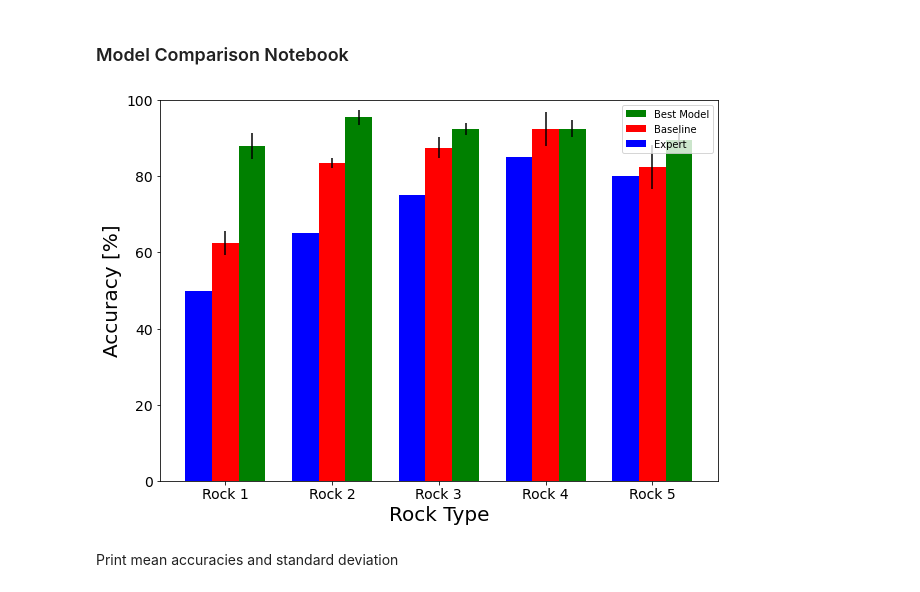
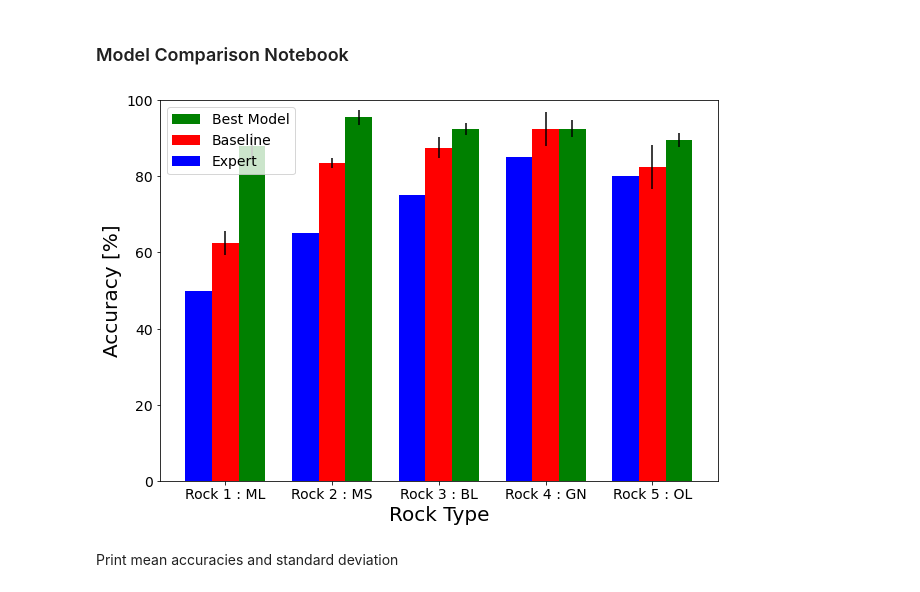
Before and after one commit to nfholsen/Rock_Cuttings_Characterisation, a Jupyter notebook: PostProcessing/Model_Comparison/models_comparison.ipynb, the cells around one changed output. Saved outputs shown, nothing was run; the diff lists cells and outputs as text; code cells hidden in the pictures.

```diff
--- a/PostProcessing/Model_Comparison/models_comparison.ipynb
+++ b/PostProcessing/Model_Comparison/models_comparison.ipynb
@@ -24,41 +24,39 @@ expert = df_data[df_data['rock_type'] == df_data['pred_app_16021807']].groupby('
 baseline_vec = np.array(baseline_vec) * 100
 our_model_vec = np.array(our_model_vec) * 100
 # %%
-#time_str =
-
 # # # Figure per rock type
 
-labels = ['Rock 1','Rock 2','Rock 3','Rock 4','Rock 5']
+labels = ['Rock 1 : ML','Rock 2 : MS','Rock 3 : BL','Rock 4 : GN','Rock 5 : OL']
 
 fig, ax = plt.subplots(figsize=(10,7))
 index = np.arange(len(labels))
 bar_width = 0.25
 ax.bar(index+bar_width+bar_width/2,
                 height=np.array(our_model_vec).mean(axis=0),
                 yerr=np.array(our_model_vec).std(axis=0),
                 width=bar_width,
                 color='g',
                 label='Best Model')
 
 ax.bar(index+bar_width/2, height=np.array(baseline_vec).mean(axis=0),
                 yerr=np.array(baseline_vec).std(axis=0),
                 width=bar_width,
                 color='r',
                 label='Baseline')
 ax.bar(index-bar_width/2,
                 height=expert,
                 width=bar_width,
                 color='b',
                 label='Expert')
 ax.set_xlabel('Rock Type')
 ax.set_ylabel('Accuracy [%]')
 ax.set_ylim(0,100)
 ax.set_xticks(index + bar_width / 2)
 ax.set_xticklabels(labels)
-ax.legend()
+plt.legend(fontsize=14)
 plt.savefig('model_comparison_rock.png',dpi=600,bbox_inches='tight')
 # %% [output]
-[figure, old version]
+[figure, new version]
 # %%
 mean_vec = [expert.mean(),
             np.array(baseline_vec).mean(axis=1).mean(),
```
Also changed, not shown: 2 other files.
